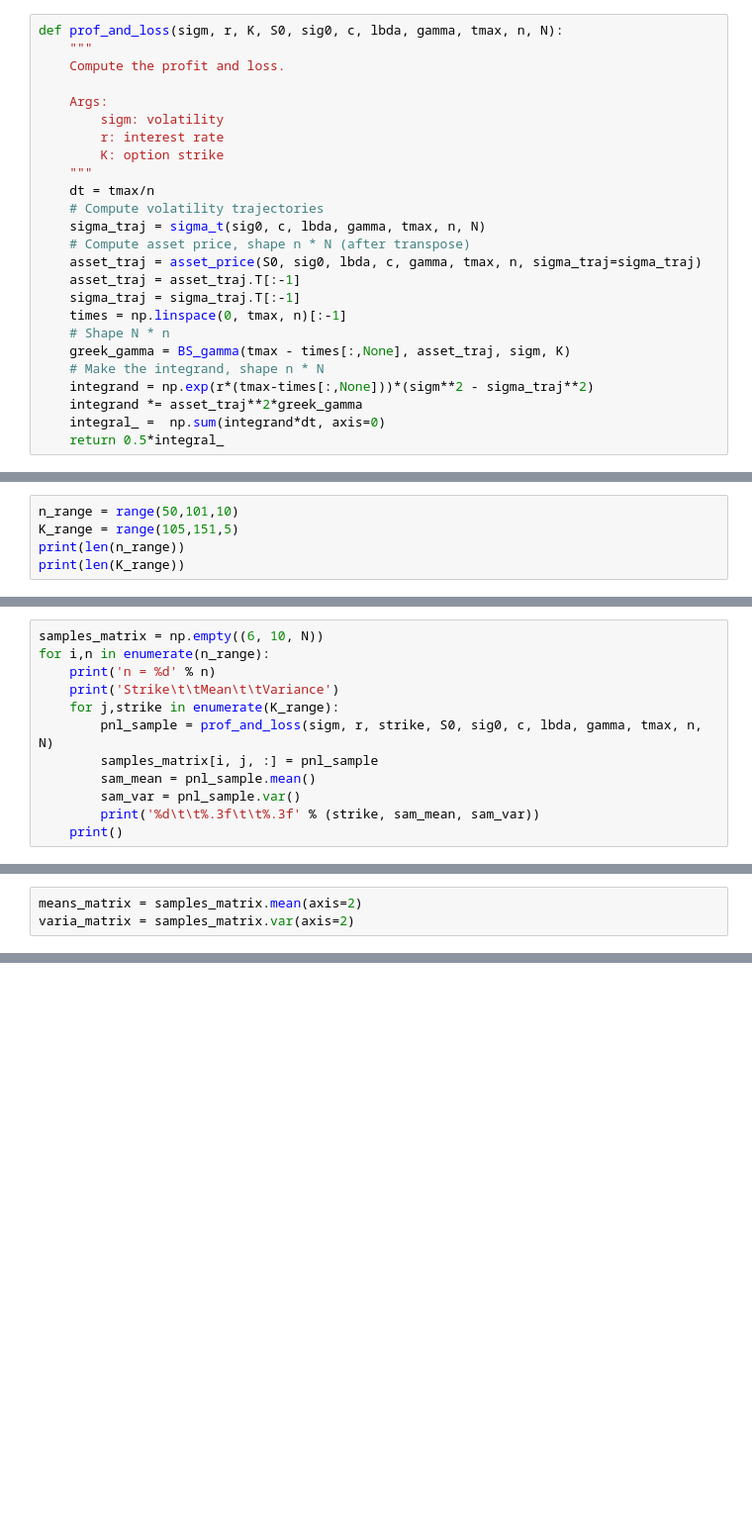
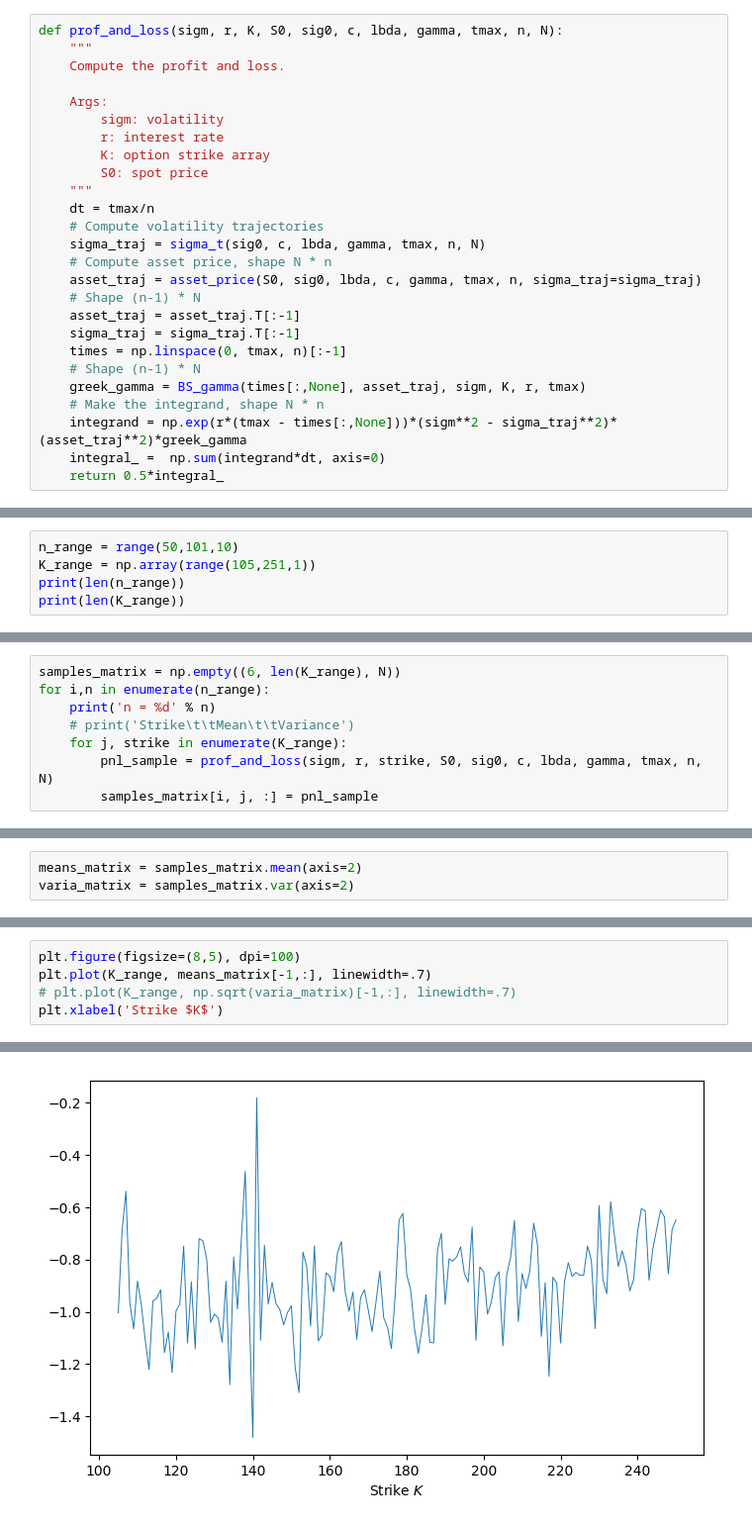
Before and after one commit to ManifoldFR/map552, a Jupyter notebook: cps6-blackscholeshedge/cps6_jallet.ipynb, the cells around one changed output, grey strips where cells are left out. Shown at 99% size. Cells and saved outputs as stored; diff of their text form; blank space fills up the shorter version.

```diff
--- a/cps6-blackscholeshedge/cps6_jallet.ipynb
+++ b/cps6-blackscholeshedge/cps6_jallet.ipynb
@@ -143,21 +150,22 @@ def prof_and_loss(sigm, r, K, S0, sig0, c, lbda, gamma, tmax, n, N):
     Args:
         sigm: volatility
         r: interest rate
-        K: option strike
+        K: option strike array
+        S0: spot price
     """
     dt = tmax/n
     # Compute volatility trajectories
     sigma_traj = sigma_t(sig0, c, lbda, gamma, tmax, n, N)
-    # Compute asset price, shape n * N (after transpose)
+    # Compute asset price, shape N * n
     asset_traj = asset_price(S0, sig0, lbda, c, gamma, tmax, n, sigma_traj=sigma_traj)
+    # Shape (n-1) * N
     asset_traj = asset_traj.T[:-1]
     sigma_traj = sigma_traj.T[:-1]
     times = np.linspace(0, tmax, n)[:-1]
-    # Shape N * n
-    greek_gamma = BS_gamma(tmax - times[:,None], asset_traj, sigm, K)
-    # Make the integrand, shape n * N
-    integrand = np.exp(r*(tmax-times[:,None]))*(sigm**2 - sigma_traj**2)
-    integrand *= asset_traj**2*greek_gamma
+    # Shape (n-1) * N
+    greek_gamma = BS_gamma(times[:,None], asset_traj, sigm, K, r, tmax)
+    # Make the integrand, shape N * n
+    integrand = np.exp(r*(tmax - times[:,None]))*(sigm**2 - sigma_traj**2)*(asset_traj**2)*greek_gamma
     integral_ =  np.sum(integrand*dt, axis=0)
     return 0.5*integral_
 # %%
@@ -189,6 +193,6 @@ len(list(range(100,151,5)))
 # %%
 n_range = range(50,101,10)
-K_range = range(105,151,5)
+K_range = np.array(range(105,251,1))
 print(len(n_range))
 print(len(K_range))
 # %% [output]
@@ -197,14 +201,10 @@ print(len(K_range))
 # %%
-samples_matrix = np.empty((6, 10, N))
+samples_matrix = np.empty((6, len(K_range), N))
 for i,n in enumerate(n_range):
     print('n = %d' % n)
-    print('Strike\t\tMean\t\tVariance')
-    for j,strike in enumerate(K_range):
+    # print('Strike\t\tMean\t\tVariance')
+    for j, strike in enumerate(K_range):
         pnl_sample = prof_and_loss(sigm, r, strike, S0, sig0, c, lbda, gamma, tmax, n, N)
         samples_matrix[i, j, :] = pnl_sample
-        sam_mean = pnl_sample.mean()
-        sam_var = pnl_sample.var()
-        print('%d\t\t%.3f\t\t%.3f' % (strike, sam_mean, sam_var))
-    print()
 # %% [output]
 n = 50
@@ -246,0 +230,6 @@ plt.imshow(means_matrix, extent=[105,150,50,100])
+# %%
+plt.figure(figsize=(8,5), dpi=100)
+plt.plot(K_range, means_matrix[-1,:], linewidth=.7)
+# plt.plot(K_range, np.sqrt(varia_matrix)[-1,:], linewidth=.7)
+plt.xlabel('Strike $K$')
+# %% [output]
@@ -246,0 +237 @@ plt.imshow(means_matrix, extent=[105,150,50,100])
+[figure, added]
```
Also changed, not shown: parts of 15 cells of this notebook.
